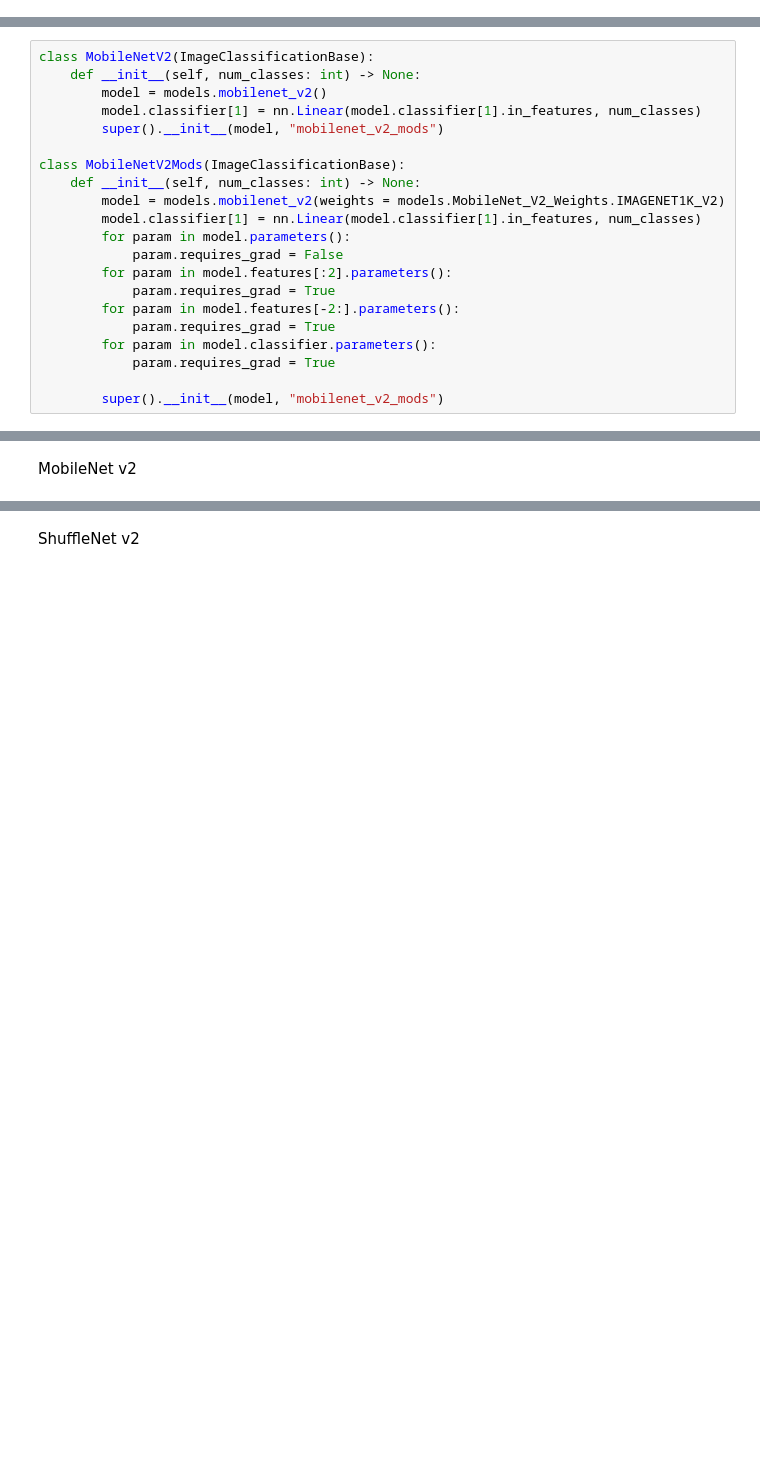
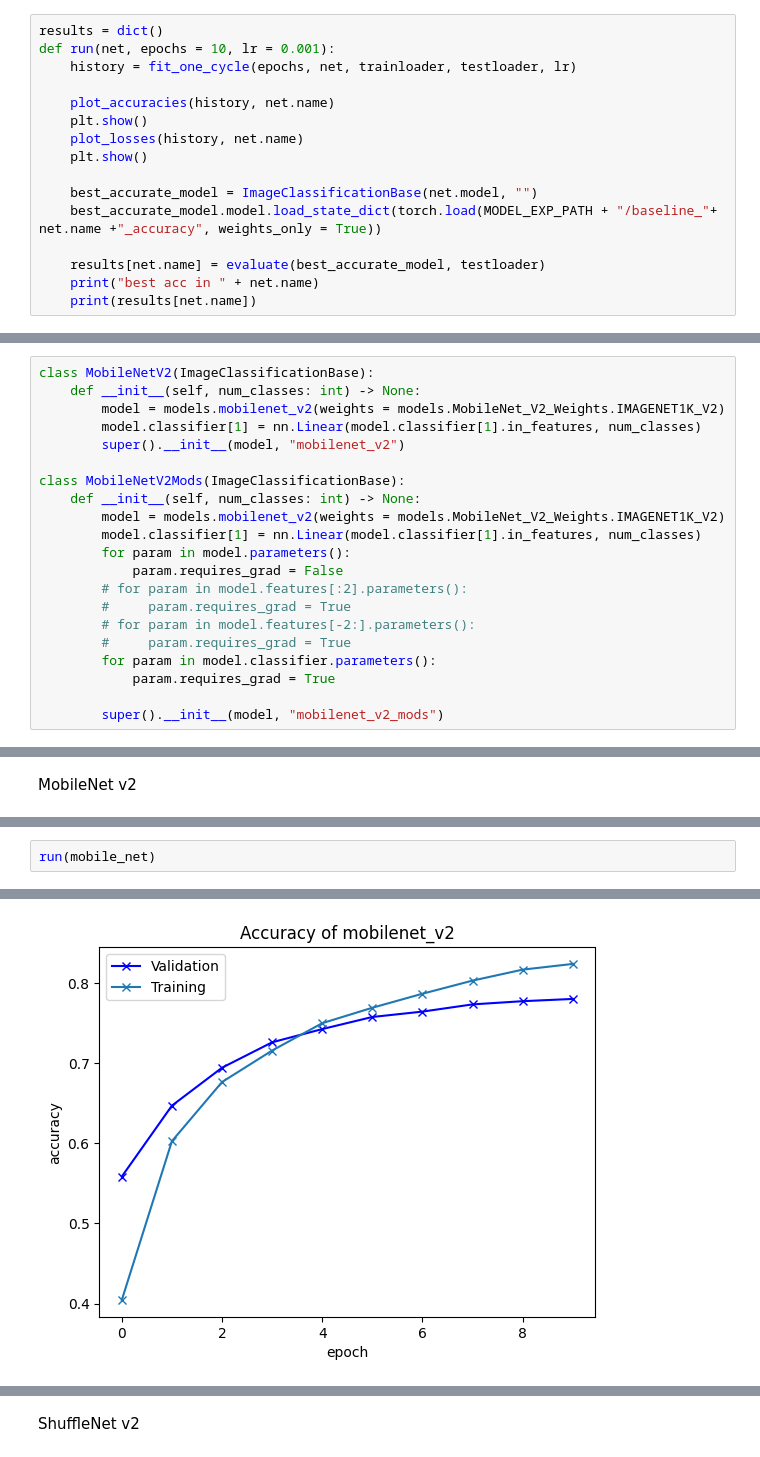
Before and after one commit to Serebro1/Deeplearn_lab4, a Jupyter notebook: transferModels.ipynb, the cells around one changed output, grey strips where cells are left out. Saved outputs shown, nothing was run; the diff lists cells and outputs as text; blank space fills up the shorter version.

```diff
--- a/transferModels.ipynb
+++ b/transferModels.ipynb
@@ -189,3 +190,19 @@ def fit_one_cycle(epochs, model, train_loader, val_loader, learning_rate):
+# %%
+results = dict()
+def run(net, epochs = 10, lr = 0.001):
+    history = fit_one_cycle(epochs, net, trainloader, testloader, lr)
+
+    plot_accuracies(history, net.name)
+    plt.show()
+    plot_losses(history, net.name)
+    plt.show()
+
+    best_accurate_model = ImageClassificationBase(net.model, "")
+    best_accurate_model.model.load_state_dict(torch.load(MODEL_EXP_PATH + "/baseline_"+ net.name +"_accuracy", weights_only = True))
+
+    results[net.name] = evaluate(best_accurate_model, testloader)
+    print("best acc in " + net.name)
+    print(results[net.name])
 # %% [markdown]
 Функции для постройки графиков изменения точности и потерь моделей
 # %%
@@ -298,9 +315,9 @@ class ResNext50Mods(ImageClassificationBase):
 # %%
 class MobileNetV2(ImageClassificationBase):
     def __init__(self, num_classes: int) -> None:
-        model = models.mobilenet_v2()
+        model = models.mobilenet_v2(weights = models.MobileNet_V2_Weights.IMAGENET1K_V2)
         model.classifier[1] = nn.Linear(model.classifier[1].in_features, num_classes)
-        super().__init__(model, "mobilenet_v2_mods")
+        super().__init__(model, "mobilenet_v2")
 
 class MobileNetV2Mods(ImageClassificationBase):
     def __init__(self, num_classes: int) -> None:
@@ -308,10 +325,10 @@ class MobileNetV2Mods(ImageClassificationBase):
         model.classifier[1] = nn.Linear(model.classifier[1].in_features, num_classes)
         for param in model.parameters():
             param.requires_grad = False
-        for param in model.features[:2].parameters():
-            param.requires_grad = True
-        for param in model.features[-2:].parameters():
-            param.requires_grad = True
+        # for param in model.features[:2].parameters():
+        #     param.requires_grad = True
+        # for param in model.features[-2:].parameters():
+        #     param.requires_grad = True
         for param in model.classifier.parameters():
             param.requires_grad = True
 
@@ -445,0 +448,3 @@ KeyboardInterrupt:
+# %%
+run(mobile_net)
+# %% [output]
@@ -445,0 +461 @@ KeyboardInterrupt:
+[figure, added]
```
Also changed, not shown: parts of 29 cells of this notebook.
